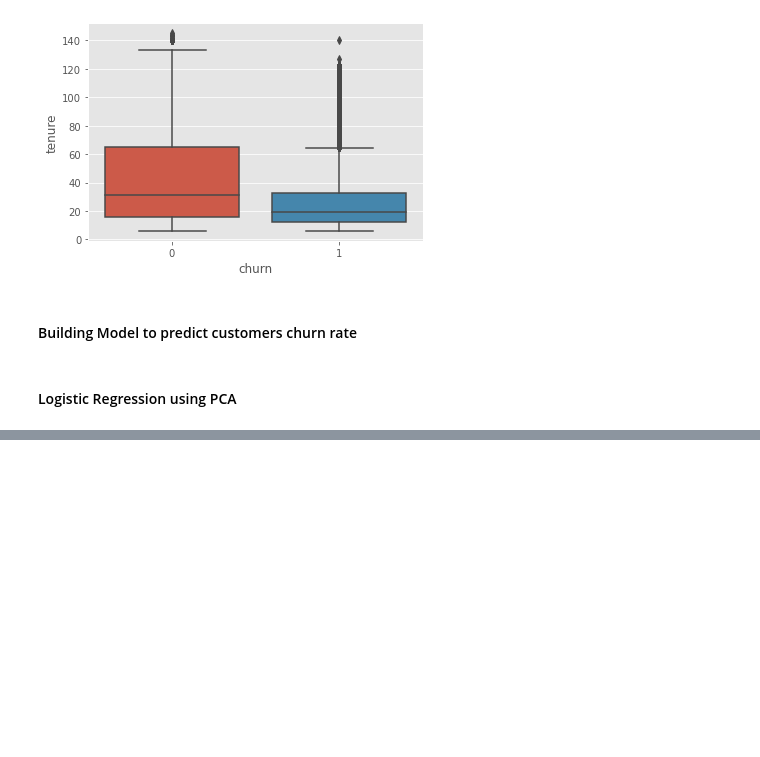
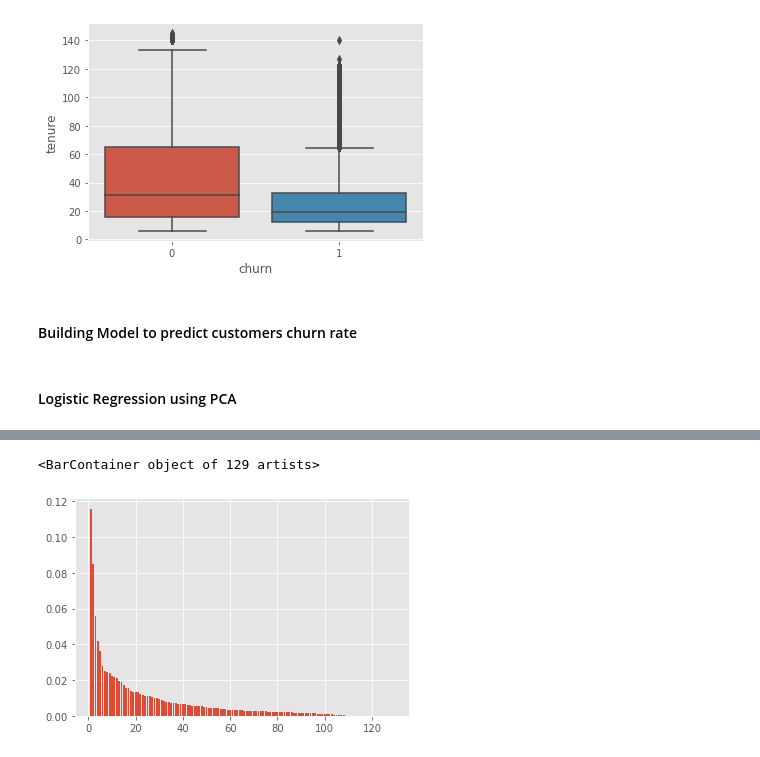
Before and after one commit to bappib/telecom_churn_CS, a Jupyter notebook: Telecom Churn Case Study - DS C52.ipynb, the cells around one changed output, grey strips where cells are left out. Cells and saved outputs as stored; diff of their text form; code cells hidden in the pictures; blank space fills up the shorter version.

```diff
--- a/Telecom Churn Case Study - DS C52.ipynb
+++ b/Telecom Churn Case Study - DS C52.ipynb
@@ -463,6 +473,10 @@ plt.show()
 [figure]
 # %%
 ## Teneure customer less churn
+# %%
+#np.any(np.isnan(telecom_df))
+#np.all(np.isfinite(telecom_df))
+telecom_df = telecom_df.fillna(0)
 # %% [markdown]
 #### Building Model to predict customers churn rate
 # %% [markdown]
@@ -471,7 +487,8 @@ plt.show()
 # Assign Feature Variables to X and Target Variable to y
 X = telecom_df.copy()
 X.drop('churn', axis=1, inplace=True)
-X = scaler.fit_transform(X)
+
 #X = telecom_df.drop(['churn'],axis=1)
-#y = telecom_df['churn']
+y = telecom_df['churn']
+X.head()
 # %% [output]
@@ -507,0 +565,5 @@ X = scaler.fit_transform(X)
+# %%
+plt.bar(range(1,len(pca.explained_variance_ratio_)+1), pca.explained_variance_ratio_)
+# %% [output]
+<BarContainer object of 129 artists>
+[figure, added]
```
Also changed, not shown: parts of 43 cells of this notebook.
